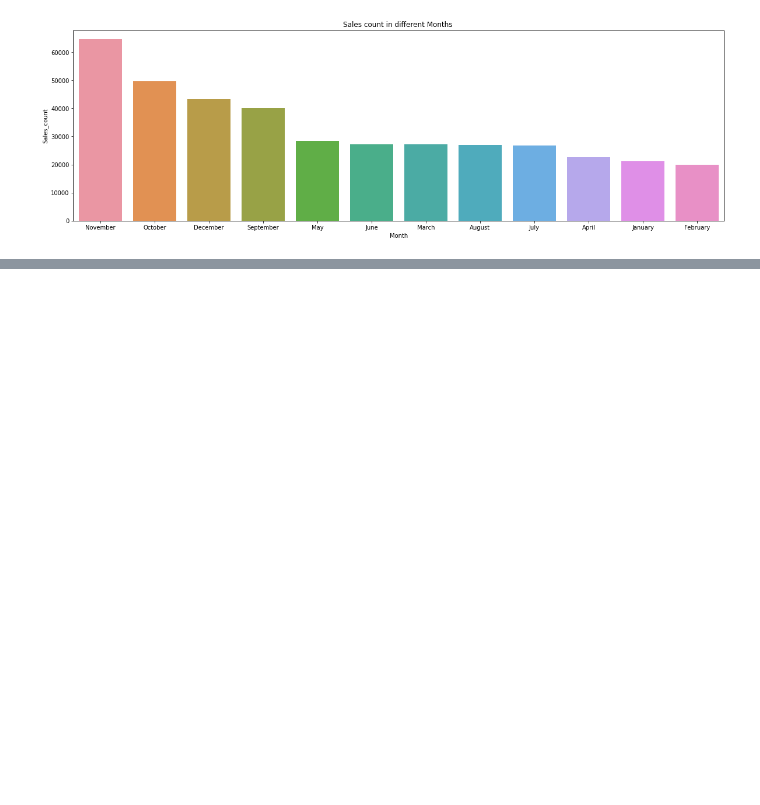
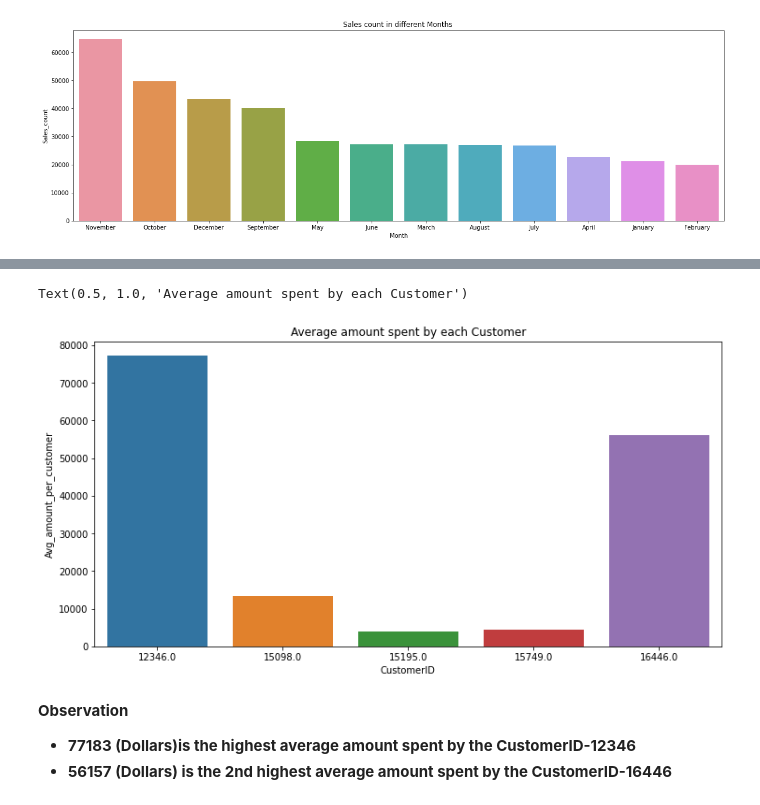
Before and after one commit to nehal35/-Online-Retail-Customer-Segmentation---Capstone-Project, a Jupyter notebook: Online_Retail_Customer_Segmentation_Capstone_Project.ipynb, the cells around one changed output, grey strips where cells are left out. Drawn from its saved outputs; the diff is of its cells as text; code cells hidden in the pictures; blank space fills up the shorter version.

```diff
--- a/Online_Retail_Customer_Segmentation_Capstone_Project.ipynb
+++ b/Online_Retail_Customer_Segmentation_Capstone_Project.ipynb
@@ -411,0 +481,4 @@ Text(0.5, 1.0, 'Sales count in different Months ')
+# %%
+avg_amount=retail_df.groupby('CustomerID')['TotalAmount'].mean().reset_index().rename(columns={'TotalAmount':'Avg_amount_per_customer'}).sort_values('Avg_amount_per_customer',ascending=False)
+
+avg_amount
@@ -411,0 +499,13 @@ Text(0.5, 1.0, 'Sales count in different Months ')
+# %%
+
+# Sales count on different days.
+plt.figure(figsize=(12,6))
+sns.barplot(x=avg_amount['CustomerID'].head(5),y=avg_amount['Avg_amount_per_customer'].head(15))
+plt.title('Average amount spent by each Customer')
+# %% [output]
+Text(0.5, 1.0, 'Average amount spent by each Customer')
+[figure, added]
+# %% [markdown]
+**Observation**
+* **77183 (Dollars)is the highest average amount spent by the CustomerID-12346**
+* **56157 (Dollars) is the 2nd highest average amount spent by the CustomerID-16446**
```
Also changed, not shown: parts of 51 cells of this notebook.
